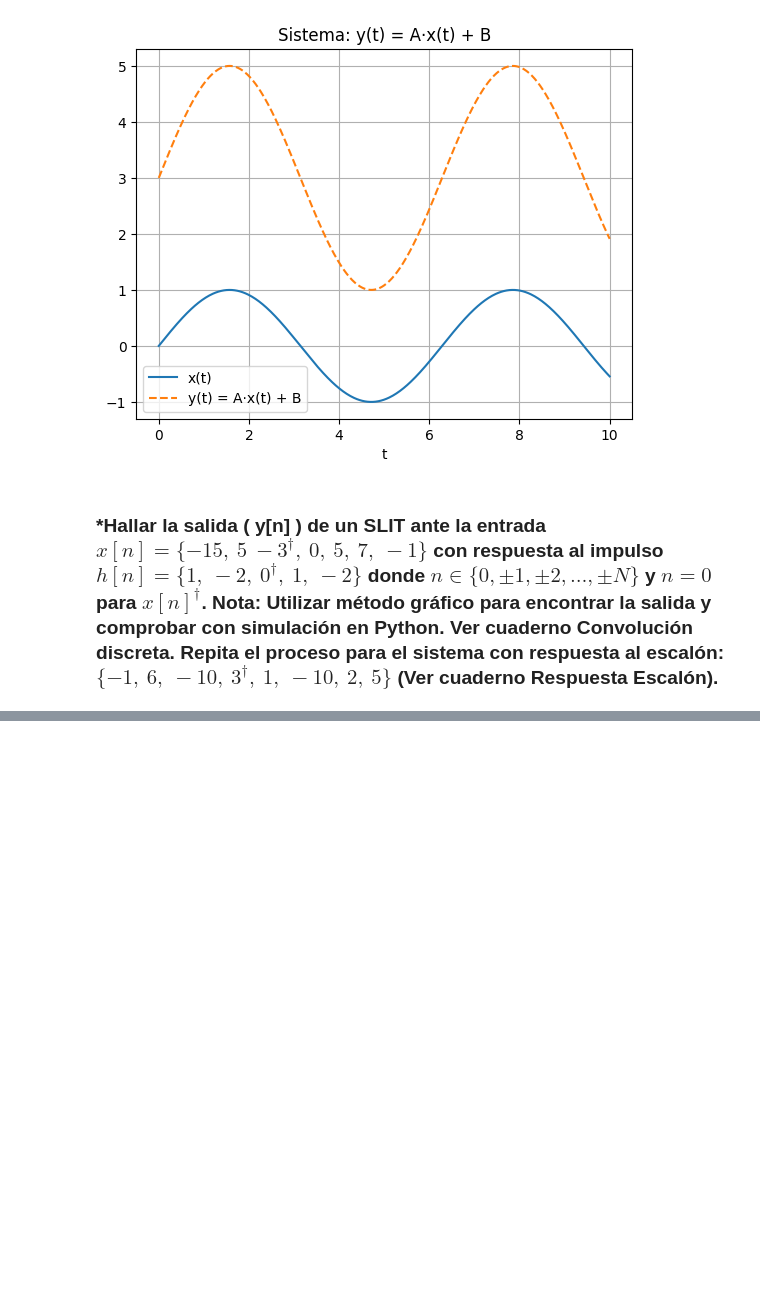
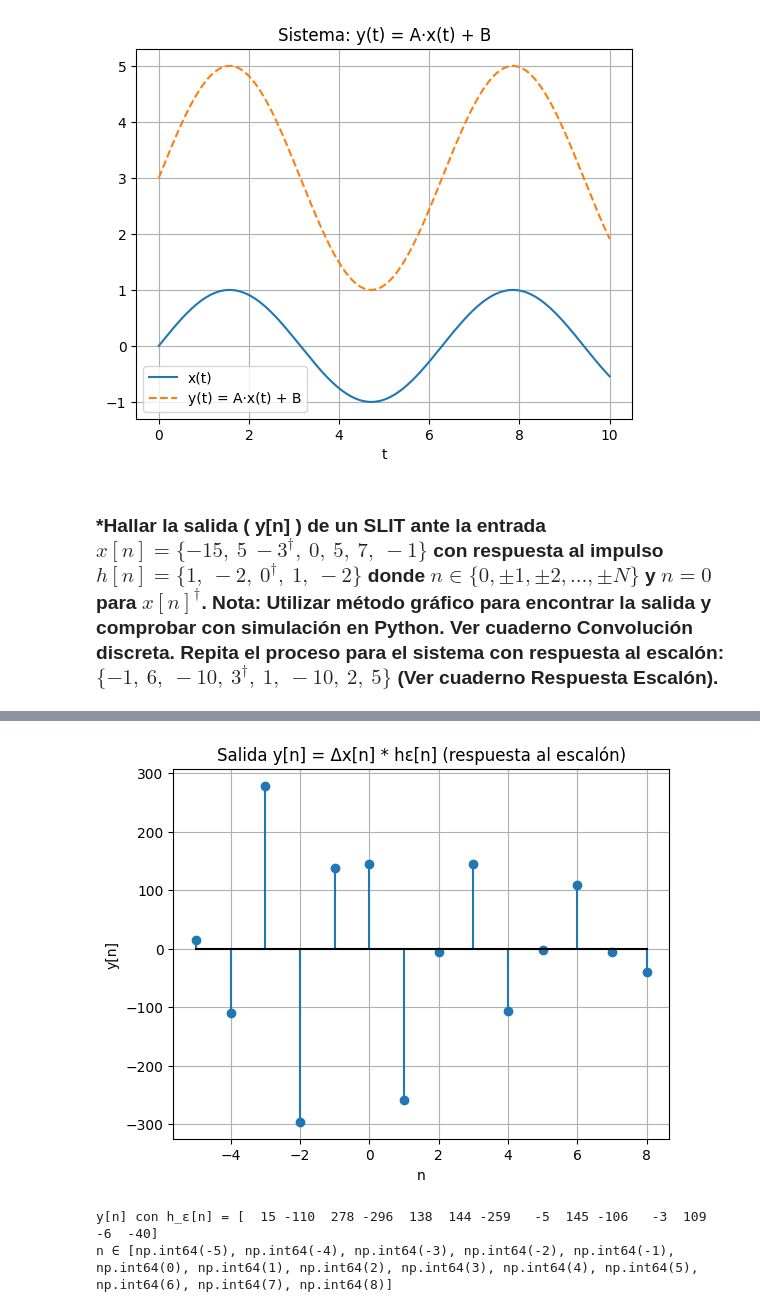
Before and after one commit to laduqueo/Senales_y_Sistemas, a Jupyter notebook: ejercicios_Laplace.ipynb, the cells around one changed output, grey strips where cells are left out. Drawn from its saved outputs; the diff is of its cells as text; code cells hidden in the pictures; blank space fills up the shorter version.

```diff
--- a/ejercicios_Laplace.ipynb
+++ b/ejercicios_Laplace.ipynb
@@ -397,0 +509,32 @@ plt.show()
+# %%
+import numpy as np
+import matplotlib.pyplot as plt
+
+# Entrada x[n]
+x = np.array([-15, 5, -3, 0, 5, 7, -1])     # n = -2 a 4
+
+# Respuesta al escalón
+h_e = np.array([-1, 6, -10, 3, 1, -10, 2, 5])  # n = -3 a 4
+
+# Derivada discreta hacia atrás de x[n]
+x_pad = np.concatenate([[0], x])   # padding: x[-1] = 0
+dx = x_pad[1:] - x_pad[:-1]        # Delta x[n]
+
+# Convolución con respuesta al escalón
+y_e = np.convolve(dx, h_e)
+n_ye = np.arange(-5, 9)  # 14 muestras, desde -5 hasta 8
+
+# Graficar
+plt.stem(n_ye, y_e, basefmt="k")
+plt.title("Salida y[n] = Δx[n] * hε[n] (respuesta al escalón)")
+plt.xlabel("n")
+plt.ylabel("y[n]")
+plt.grid(True)
+plt.show()
+
+print(f"y[n] con h_ε[n] = {y_e}")
+print(f"n ∈ {list(n_ye)}")
+# %% [output]
+[figure, added]
+y[n] con h_ε[n] = [  15 -110  278 -296  138  144 -259   -5  145 -106   -3  109   -6  -40]
+n ∈ [np.int64(-5), np.int64(-4), np.int64(-3), np.int64(-2), np.int64(-1), np.int64(0), np.int64(1), np.int64(2), np.int64(3), np.int64(4), np.int64(5), np.int64(6), np.int64(7), np.int64(8)]
```
Also changed, not shown: parts of 3 cells of this notebook.
